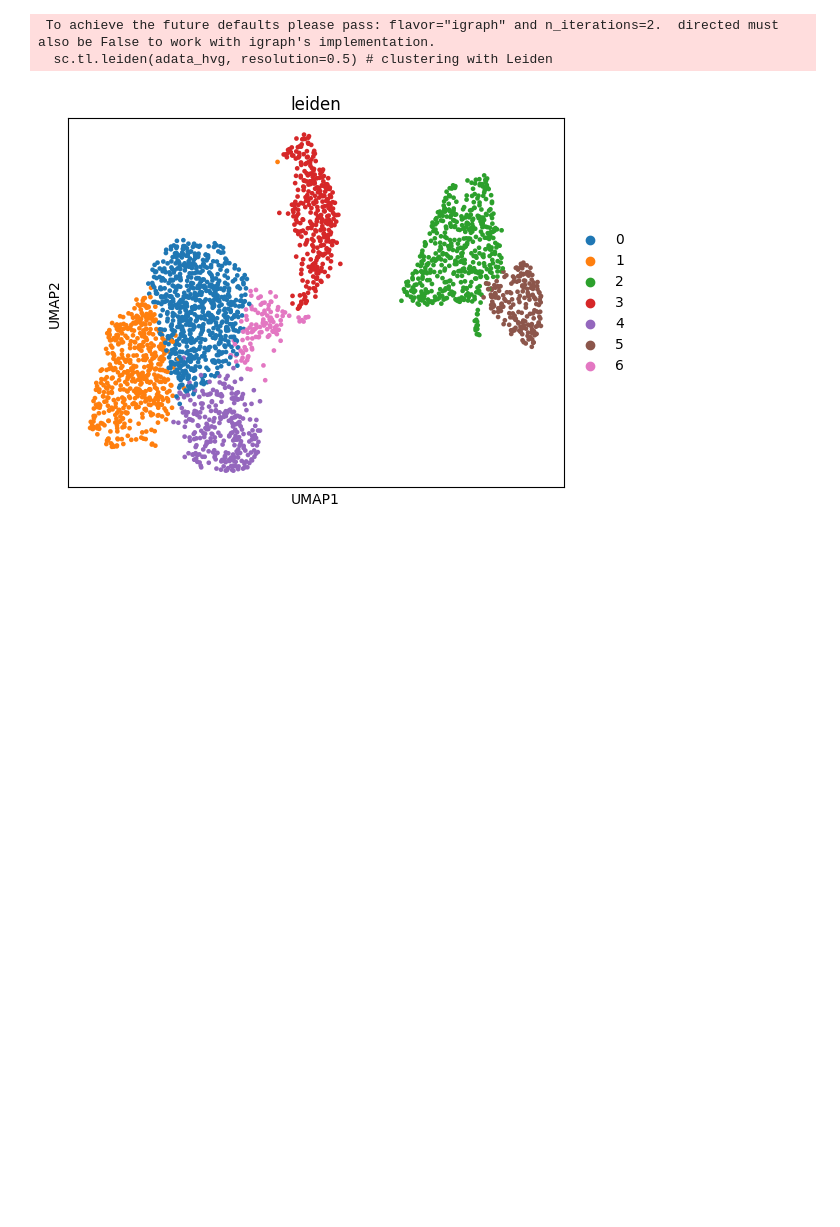
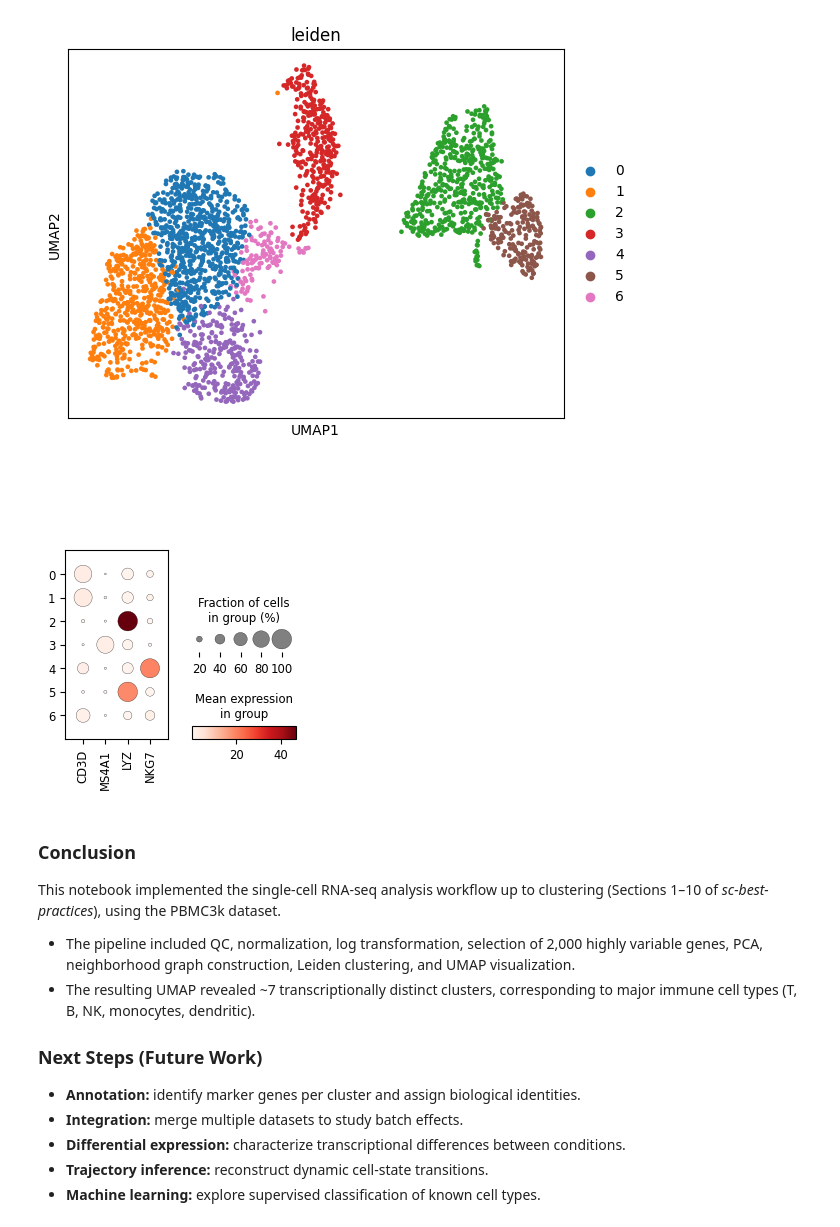
Before and after one commit to AdiWiesel/PBMC3k_scRNAseq_pipeline, a Jupyter notebook: BasicPipeline.ipynb, the cells around one changed output. Drawn from its saved outputs; the diff is of its cells as text; code cells hidden in the pictures; blank space fills up the shorter version.

Commit message:
Plot added

```diff
--- a/BasicPipeline.ipynb
+++ b/BasicPipeline.ipynb
@@ -1,7 +1,9 @@
 # %%
+# ------------This notebook reproduces the sc-best-practices pipeline on the PBMC3k dataset using Scanpy
 import scanpy as sc
 import numpy as np
 import matplotlib.pyplot as plt
+from IPython.display import Markdown, display
 
 # Load the 10x PBMC 3k dataset
 adata = sc.datasets.pbmc3k()
@@ -87,6 +89,27 @@ sc.tl.umap(adata_hvg)
 
 # Plot clusters on UMAP
 sc.pl.umap(adata_hvg, color=['leiden'])
+sc.pl.dotplot(adata_hvg, ['CD3D','MS4A1','LYZ','NKG7'], groupby='leiden')
+
+
+display(Markdown("""
+### **Conclusion**
+This notebook implemented the single-cell RNA-seq analysis workflow
+up to clustering (Sections 1–10 of *sc-best-practices*), using the PBMC3k dataset.
+
+- The pipeline included QC, normalization, log transformation,
+  selection of 2,000 highly variable genes, PCA, neighborhood graph construction,
+  Leiden clustering, and UMAP visualization.
+- The resulting UMAP revealed ~7 transcriptionally distinct clusters,
+  corresponding to major immune cell types (T, B, NK, monocytes, dendritic).
+
+### **Next Steps (Future Work)**
+- **Annotation:** identify marker genes per cluster and assign biological identities.
+- **Integration:** merge multiple datasets to study batch effects.
+- **Differential expression:** characterize transcriptional differences between conditions.
+- **Trajectory inference:** reconstruct dynamic cell-state transitions.
+- **Machine learning:** explore supervised classification of known cell types.
+"""))
 # %% [output]
 index
 AAACATACAACCAC-1    0.030190
@@ -98,32 +121,48 @@ Name: percent_mito, dtype: float32
                   total_counts  n_genes_by_counts
 index
 AAACATACAACCAC-1        2418.0                778
 AAACATTGAGCTAC-1        4896.0               1346
 AAACATTGATCAGC-1        3144.0               1126
 ... (52 lines left out)
   (2631, 11120) 7.0
   (2631, 11124) 1.0
   (2631, 11127) 1.0
   (2631, 11130) 3.0
 [figure]
                   gene_ids  n_cells  n_cells_by_counts  mean_counts  \
 index
 LINC00115  ENSG00000225880       18                 17     0.006459
 NOC2L      ENSG00000188976      258                256     0.108663
 HES4       ENSG00000188290      145                144     0.080547
 ISG15      ENSG00000187608     1204               1185     1.217325
 C1orf159   ENSG00000131591       24                 24     0.009119
 
            log1p_mean_counts  pct_dropout_by_counts  total_counts  \
 index
 LINC00115           0.006438              99.354103          17.0
 NOC2L               0.103154              90.273556         286.0
 ... (15 lines left out)
 NOC2L      0.161248   0.256098        0.996118
 HES4       0.089093   0.144882        0.989344
 ISG15      0.976798   1.357468        1.347508
 C1orf159   0.014722   0.023966        0.965016
 [figure]
- To achieve the future defaults please pass: flavor="igraph" and n_iterations=2.  directed must also be False to work with igraph's implementation.
-  sc.tl.leiden(adata_hvg, resolution=0.5) # clustering with Leiden
 [figure]
+[figure, added]
+
+### **Conclusion**
+This notebook implemented the single-cell RNA-seq analysis workflow
+up to clustering (Sections 1–10 of *sc-best-practices*), using the PBMC3k dataset.
+
+- The pipeline included QC, normalization, log transformation,
+  selection of 2,000 highly variable genes, PCA, neighborhood graph construction,
+  Leiden clustering, and UMAP visualization.
+- The resulting UMAP revealed ~7 transcriptionally distinct clusters,
+  corresponding to major immune cell types (T, B, NK, monocytes, dendritic).
+
+### **Next Steps (Future Work)**
+- **Annotation:** identify marker genes per cluster and assign biological identities.
+- **Integration:** merge multiple datasets to study batch effects.
+- **Differential expression:** characterize transcriptional differences between conditions.
+- **Trajectory inference:** reconstruct dynamic cell-state transitions.
+- **Machine learning:** explore supervised classification of known cell types.
```
Also changed, not shown: 1 other file.
